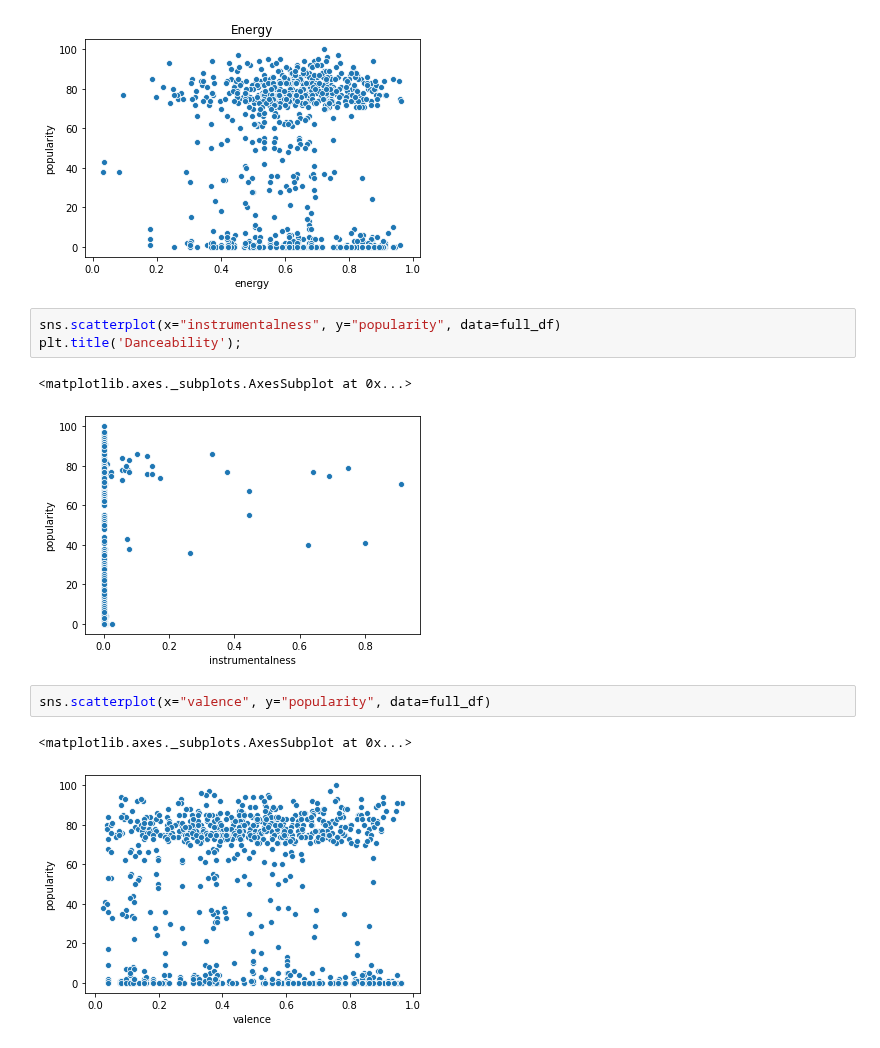
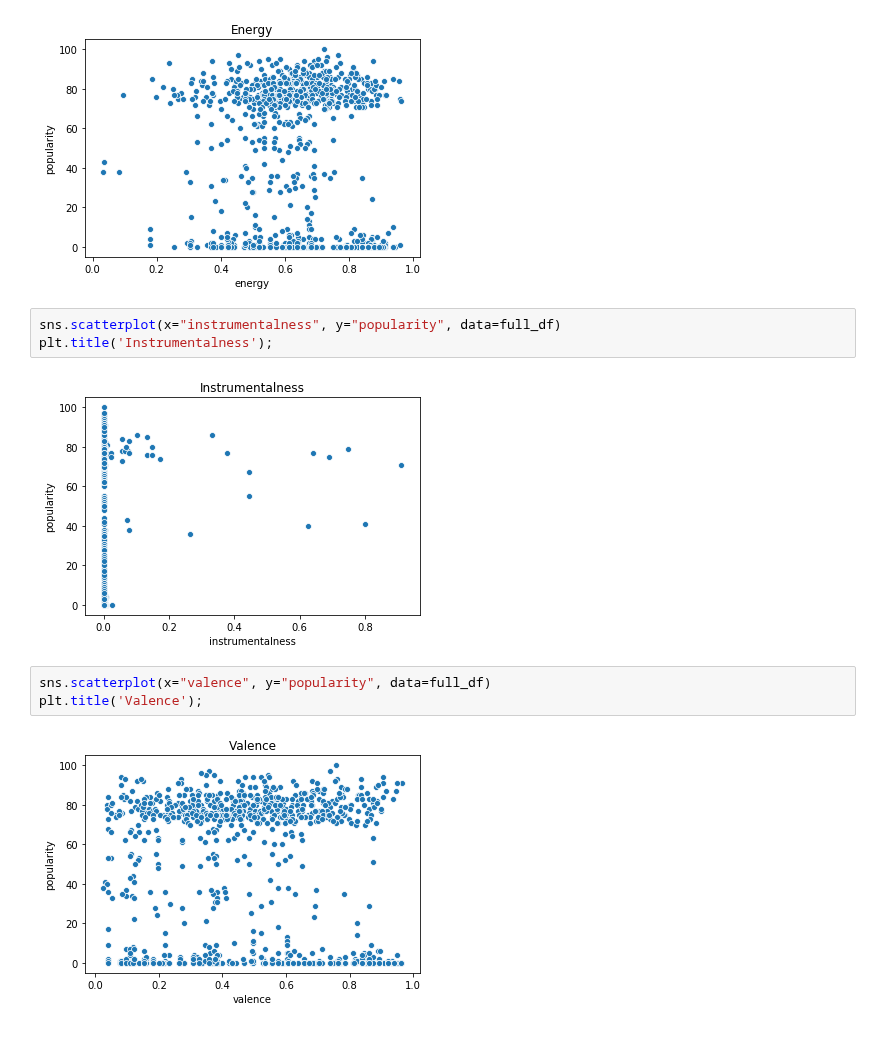
Before and after one commit to ipatel467/Spotify-Project, a Jupyter notebook: Spotify.ipynb, the cells around one changed output. Drawn from its saved outputs; the diff is of its cells as text.

```diff
--- a/Spotify.ipynb
+++ b/Spotify.ipynb
@@ -267,12 +267,11 @@ plt.title('Energy');
 [figure]
 # %%
 sns.scatterplot(x="instrumentalness", y="popularity", data=full_df)
-plt.title('Danceability');
+plt.title('Instrumentalness');
 # %% [output]
-<matplotlib.axes._subplots.AxesSubplot at 0x...>
-[figure, old version]
+[figure, new version]
 # %%
 sns.scatterplot(x="valence", y="popularity", data=full_df)
+plt.title('Valence');
 # %% [output]
-<matplotlib.axes._subplots.AxesSubplot at 0x...>
-[figure, old version]
+[figure, new version]
```
Also changed, not shown: parts of 4 cells of this notebook.
